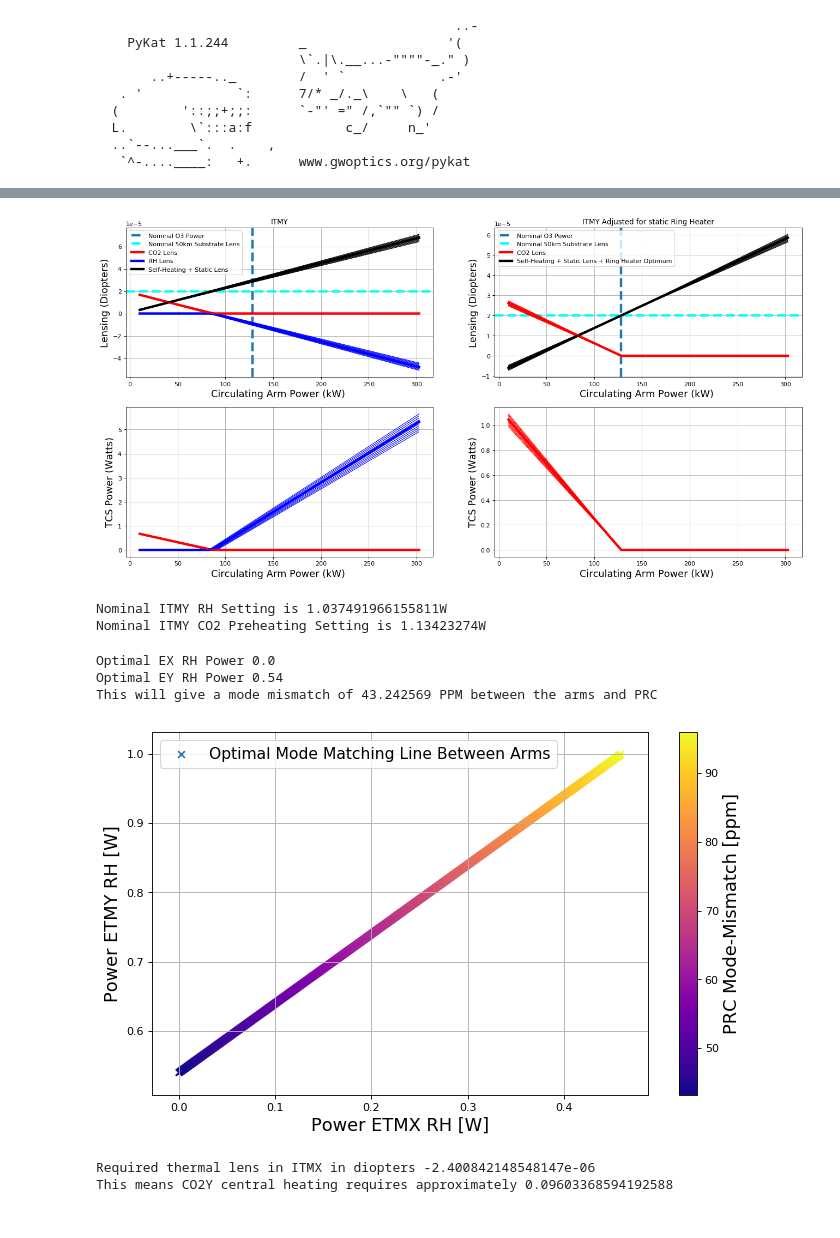
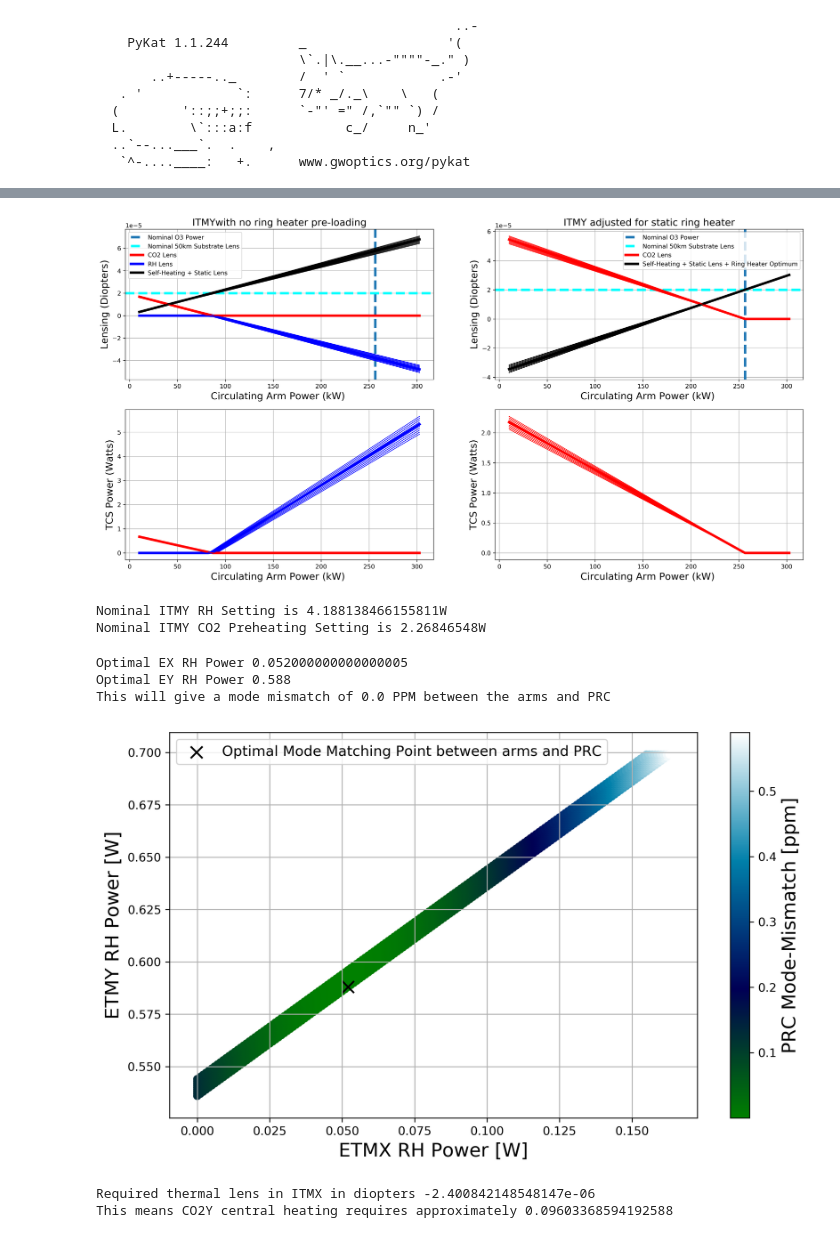
Before and after one commit to TVoPhysics/TVo_Thesis, a Jupyter notebook: Calculations/Finesse/20180901_O3_TCS_Settings/TCS_Settings.ipynb, the cells around one changed output, grey strips where cells are left out. Cells and saved outputs as stored; diff of their text form; code cells hidden in the pictures.

Commit message:
Added QM plots
Added Kimble plots

```diff
--- a/Calculations/Finesse/20180901_O3_TCS_Settings/TCS_Settings.ipynb
+++ b/Calculations/Finesse/20180901_O3_TCS_Settings/TCS_Settings.ipynb
@@ -45,7 +45,7 @@ abs_iy=0.454e-6
 abs_ey=0.2e-6
 
 #Power in the arms
-P_opt = P_in =  25.0
+P_opt = P_in =  50.0
 prc_gain = 45
 arm_gain = 228
 bs = 0.5
@@ -170,11 +170,11 @@ def plot_heating(stat,abs_i,label):
 
     P_circ = bs*P_in*prc_gain*arm_gain/1000.0
 ################################ Plot
-    pl.figure(figsize=(20, 10), dpi=80)
+    pl.figure(figsize=(20, 10), dpi=300)
 
 ############################
     pl.subplot(221)
-    pl.title(label)
+    pl.title(label + "with no ring heater pre-loading", fontsize = 16)
 
     pl.axvline(x=bs*P_opt*prc_gain*arm_gain/1000.0, linewidth=4,linestyle='--',label='Nominal O3 Power')
     pl.axhline(y=1/50000.0, linewidth=4,linestyle='--',color='cyan',label='Nominal 50km Substrate Lens')
@@ -197,7 +197,7 @@ def plot_heating(stat,abs_i,label):
 
 ############################
     pl.subplot(222)
-    pl.title(label + " Adjusted for static Ring Heater")
+    pl.title(label + " adjusted for static ring heater", fontsize=16)
 
     pl.axvline(x=bs*P_opt*prc_gain*arm_gain/1000.0, linewidth=4,linestyle='--',label='Nominal O3 Power')
     pl.axhline(y=1/50000.0, linewidth=4,linestyle='--',color='cyan',label='Nominal 50km Substrate Lens')
@@ -247,6 +247,7 @@ def plot_heating(stat,abs_i,label):
     pl.grid()
 
     pl.savefig(label+"_TCS_Settings.png")
+    pl.savefig("../../../Figures/"+label+"_TCS_Settings.png")
     pl.show()
     return rh_pwr_opt,co2_preheat
 # %%
@@ -265,9 +265,9 @@ itmy_heating = plot_heating(ITMYstat,abs_iy,"ITMY")
 print("Nominal ITMY RH Setting is "+ str(itmy_heating[0]) + "W")
 print("Nominal ITMY CO2 Preheating Setting is "+ str(itmy_heating[1]) + "W")
 # %% [output]
-[figure, old version]
+[figure, new version]
-Nominal ITMY RH Setting is 1.037491966155811W
-Nominal ITMY CO2 Preheating Setting is 1.13423274W
+Nominal ITMY RH Setting is 4.188138466155811W
+Nominal ITMY CO2 Preheating Setting is 2.26846548W
 # %%
 abs_gain = -3.65e-5 # diopters per watt for self on surface deformation
 
@@ -291,8 +291,8 @@ qy_w_abs=pykat.BeamParam(q=yarm_w_abs[2]+1j*yarm_w_abs[0])
 # %%
 #Now we try to explore the ring heater space to determine a few optimal settings
 #because the ring heater causes a substrate thermal distortion, it's probably easier to not use it?
-P_rh_ex = np.arange(0,1.0,.001)
-P_rh_ey = np.arange(0,1.0,.001)
+P_rh_ex = np.arange(0,0.7,.001)
+P_rh_ey = np.arange(0,0.7,.001)
 # %%
 ###We need to calculate the PRC mode with new substrate lens and HR surface. It's easiest to do this with Pykat
 katfile = "aLIGO_IFO_AWC_tuning_DCoff_maxtem2.kat"
@@ -351,7 +351,7 @@ X, Y = np.meshgrid(P_rh_ex, P_rh_ey)
 Z = (1.0-overlap(X,Y))*1e6
 # %%
 # Find the indices which have good mode matching between the arms
-indices = np.argwhere(Z<1e-5)
+indices = np.argwhere(Z<1e-3)
 
 #Powers relating to good mode matching between the arms
 ex_p = []
@@ -376,29 +376,33 @@ print("Optimal EX RH Power "+ str(opt_mm_ex_pwr))
 print("Optimal EY RH Power "+ str(opt_mm_ey_pwr))
 print("This will give a mode mismatch of " +str(round(prc_overlap_rh.min(),6)) + " PPM between the arms and PRC")
 # %% [output]
-Optimal EX RH Power 0.0
-Optimal EY RH Power 0.54
-This will give a mode mismatch of 43.242569 PPM between the arms and PRC
+Optimal EX RH Power 0.052000000000000005
+Optimal EY RH Power 0.588
+This will give a mode mismatch of 0.0 PPM between the arms and PRC
 # %%
 #### Plot
-pl.figure(figsize=(10, 6), dpi=80)
+pl.figure(figsize=(10, 6), dpi=300)
 
-pl.scatter(ex_p,ey_p,marker='x',c=prc_overlap_rh,cmap=pl.get_cmap('plasma'),
-           label='Optimal Mode Matching Line Between Arms')
+pl.scatter(ex_p,ey_p,c=prc_overlap_rh,cmap=pl.get_cmap('ocean'))
 
-pl.xlabel("Power ETMX RH [W]",fontsize=16)
-pl.ylabel("Power ETMY RH [W]",fontsize=16)
+cbar = pl.colorbar()
+cbar.set_label('PRC Mode-Mismatch [ppm]',fontsize = 16)
+
+pl.xlabel("ETMX RH Power [W]",fontsize=16)
+pl.ylabel("ETMY RH Power [W]",fontsize=16)
+
+pl.scatter(opt_mm_ex_pwr,opt_mm_ey_pwr,marker='x', s=100,c='black',
+           label='Optimal Mode Matching Point between arms and PRC')
 
 pl.grid()
 
-cbar = pl.colorbar()
-cbar.set_label('PRC Mode-Mismatch [ppm]',fontsize = 16)
-pl.legend(loc='upper left',fontsize=14)
+pl.legend(loc='upper left',fontsize=12)
 
 pl.savefig("ETM_TCS_Settings.png")
+pl.savefig("../../../Figures/ETM_TCS_Settings.png")
 pl.show()
 # %% [output]
-[figure, old version]
+[figure, new version]
 # %%
 #Calculating the simple michaelson contrast defect Estimate
 S_thermal = ITMXstat - ITMYstat + 0.5*( (-2/R_ix) + (+2/R_iy) )
```
Also changed, not shown: parts of 1 cell of this notebook, 48 other files.
